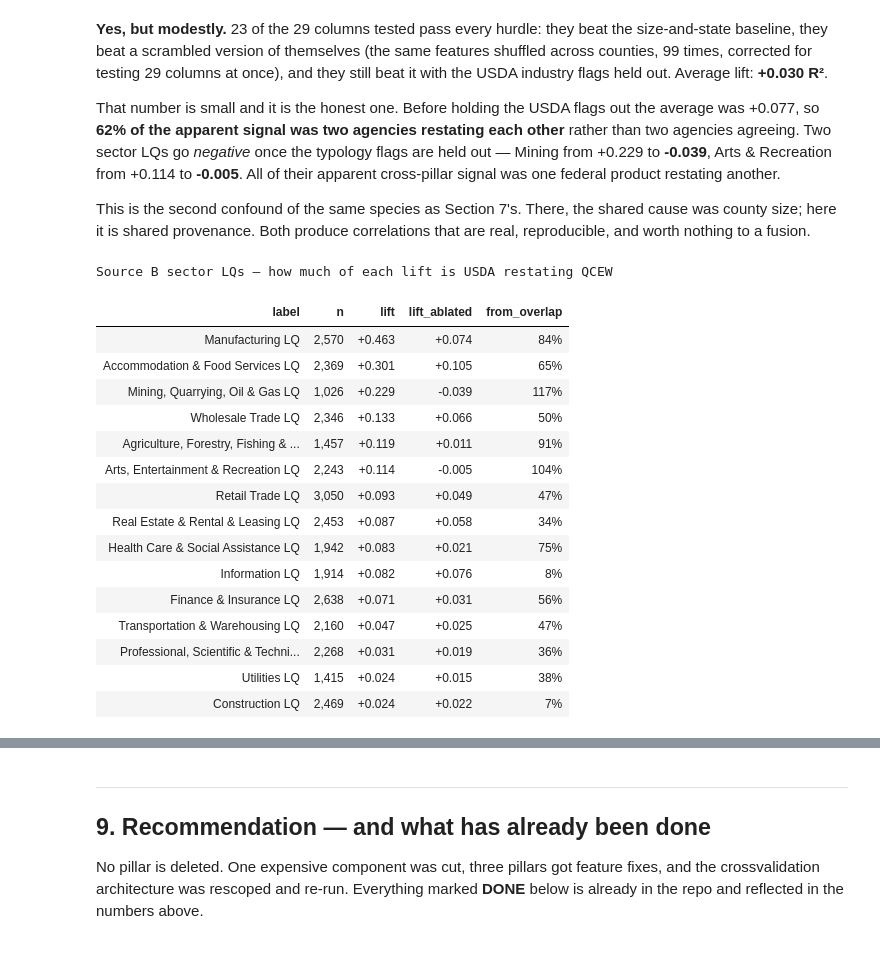
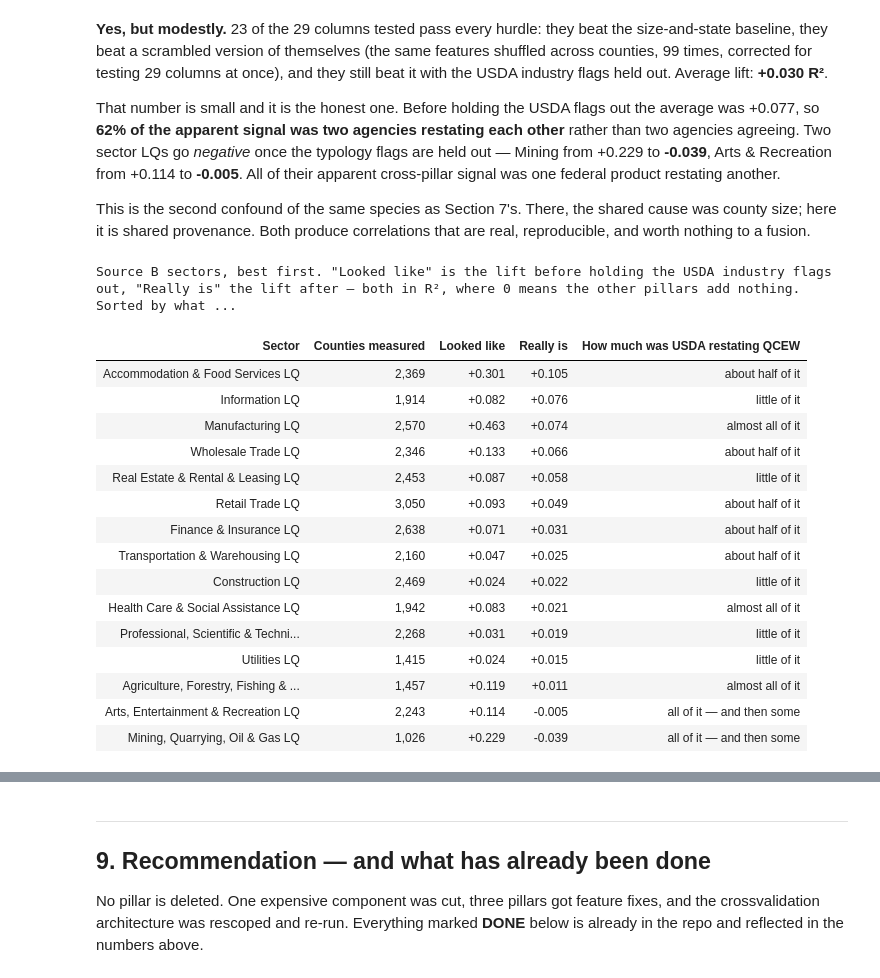
Before and after one commit to Max-Garcia-06/macro_embeddings, a Jupyter notebook: analysis-output/E_macro_key_findings.ipynb, the cells around one changed output, grey strips where cells are left out. Cells and saved outputs as stored; diff of their text form; code cells hidden in the pictures.

```diff
--- a/analysis-output/E_macro_key_findings.ipynb
+++ b/analysis-output/E_macro_key_findings.ipynb
@@ -1040,40 +1138,70 @@ This is the second confound of the same species as Section 7's. There, the
 shared cause was county size; here it is shared provenance. Both produce
 correlations that are real, reproducible, and worth nothing to a fusion.
 # %%
+# Plain-language verdict per sector: how much of the apparent lift was USDA
+# restating QCEW, rather than a second source agreeing.
+def overlap_verdict(row: pd.Series) -> str:
+    if row["lift_ablated"] <= 0:
+        return "all of it — and then some"
+    share = 1 - row["lift_ablated"] / row["lift"]
+    if share >= 0.70:
+        return "almost all of it"
+    if share >= 0.40:
+        return "about half of it"
+    return "little of it"
+
+
 sectors = (signal[signal["pillar"] == "B"]
-           .assign(from_overlap=lambda d: 1 - d["lift_ablated"] / d["lift"])
            .query("lift > 0.02")
-           .sort_values("lift", ascending=False)
-           [["label", "n", "lift", "lift_ablated", "from_overlap"]])
+           .assign(verdict=lambda d: d.apply(overlap_verdict, axis=1))
+           .sort_values("lift_ablated", ascending=False)
+           .rename(columns={"label": "Sector",
+                            "n": "Counties measured",
+                            "lift": "Looked like",
+                            "lift_ablated": "Really is",
+                            "verdict": "How much was USDA restating QCEW"})
+           [["Sector", "Counties measured", "Looked like", "Really is",
+             "How much was USDA restating QCEW"]])
+
+VERDICT_STYLE = {
+    "little of it": "background-color: #dcfce7; color: #166534; font-weight: 700",
+    "about half of it": "background-color: #fef3c7; color: #92400e; font-weight: 700",
+    "almost all of it": "background-color: #ffedd5; color: #9a3412; font-weight: 700",
+    "all of it — and then some": "background-color: #fee2e2; color: #991b1b; font-weight: 700",
+}
 
 (sectors.style
     .hide(axis="index")
-    .format({"lift": "{:+.3f}", "lift_ablated": "{:+.3f}",
-             "from_overlap": "{:.0%}", "n": "{:,}"})
+    .format({"Looked like": "{:+.3f}", "Really is": "{:+.3f}",
+             "Counties measured": "{:,}"})
     .set_properties(**{"text-align": "left", "font-size": "13px", "padding": "9px"})
-    .background_gradient(subset=["from_overlap"], cmap="Oranges", vmin=0, vmax=1.2)
+    .set_properties(subset=["Sector"], **{"font-weight": "700"})
+    .map(lambda v: VERDICT_STYLE.get(v, ""),
+         subset=["How much was USDA restating QCEW"])
     .set_table_styles([
         {"selector": "th", "props": [("text-align", "left"), ("font-size", "13px"),
                                      ("background-color", "#1f2a37"), ("color", "white"),
                                      ("padding", "9px")]},
     ])
-    .set_caption("Source B sector LQs — how much of each lift is USDA restating QCEW"))
+    .set_caption("Source B sectors, best first. \"Looked like\" is the lift before holding "
+                 "the USDA industry flags out, \"Really is\" the lift after — both in R², "
+                 "where 0 means the other pillars add nothing. Sorted by what is left."))
 # %% [output]
-Source B sector LQs — how much of each lift is USDA restating QCEW
+Source B sectors, best first. "Looked like" is the lift before holding the USDA industry flags out, "Really is" the lift after — both in R², where 0 means the other pillars add nothing. Sorted by what ...
-| label | n | lift | lift_ablated | from_overlap |
-| Manufacturing LQ | 2,570 | +0.463 | +0.074 | 84% |
-| Accommodation & Food Services LQ | 2,369 | +0.301 | +0.105 | 65% |
-| Mining, Quarrying, Oil & Gas LQ | 1,026 | +0.229 | -0.039 | 117% |
-| Wholesale Trade LQ | 2,346 | +0.133 | +0.066 | 50% |
-| Agriculture, Forestry, Fishing & ... | 1,457 | +0.119 | +0.011 | 91% |
-| Arts, Entertainment & Recreation LQ | 2,243 | +0.114 | -0.005 | 104% |
-| Retail Trade LQ | 3,050 | +0.093 | +0.049 | 47% |
-| Real Estate & Rental & Leasing LQ | 2,453 | +0.087 | +0.058 | 34% |
-| Health Care & Social Assistance LQ | 1,942 | +0.083 | +0.021 | 75% |
-| Information LQ | 1,914 | +0.082 | +0.076 | 8% |
-| Finance & Insurance LQ | 2,638 | +0.071 | +0.031 | 56% |
-| Transportation & Warehousing LQ | 2,160 | +0.047 | +0.025 | 47% |
-| Professional, Scientific & Techni... | 2,268 | +0.031 | +0.019 | 36% |
-| Utilities LQ | 1,415 | +0.024 | +0.015 | 38% |
-| Construction LQ | 2,469 | +0.024 | +0.022 | 7% |
+| Sector | Counties measured | Looked like | Really is | How much was USDA restating QCEW |
+| Accommodation & Food Services LQ | 2,369 | +0.301 | +0.105 | about half of it |
+| Information LQ | 1,914 | +0.082 | +0.076 | little of it |
+| Manufacturing LQ | 2,570 | +0.463 | +0.074 | almost all of it |
+| Wholesale Trade LQ | 2,346 | +0.133 | +0.066 | about half of it |
+| Real Estate & Rental & Leasing LQ | 2,453 | +0.087 | +0.058 | little of it |
+| Retail Trade LQ | 3,050 | +0.093 | +0.049 | about half of it |
+| Finance & Insurance LQ | 2,638 | +0.071 | +0.031 | about half of it |
+| Transportation & Warehousing LQ | 2,160 | +0.047 | +0.025 | about half of it |
+| Construction LQ | 2,469 | +0.024 | +0.022 | little of it |
+| Health Care & Social Assistance LQ | 1,942 | +0.083 | +0.021 | almost all of it |
+| Professional, Scientific & Techni... | 2,268 | +0.031 | +0.019 | little of it |
+| Utilities LQ | 1,415 | +0.024 | +0.015 | little of it |
+| Agriculture, Forestry, Fishing & ... | 1,457 | +0.119 | +0.011 | almost all of it |
+| Arts, Entertainment & Recreation LQ | 2,243 | +0.114 | -0.005 | all of it — and then some |
+| Mining, Quarrying, Oil & Gas LQ | 1,026 | +0.229 | -0.039 | all of it — and then some |
 # %% [markdown]
```
Also changed, not shown: parts of 14 cells of this notebook.
